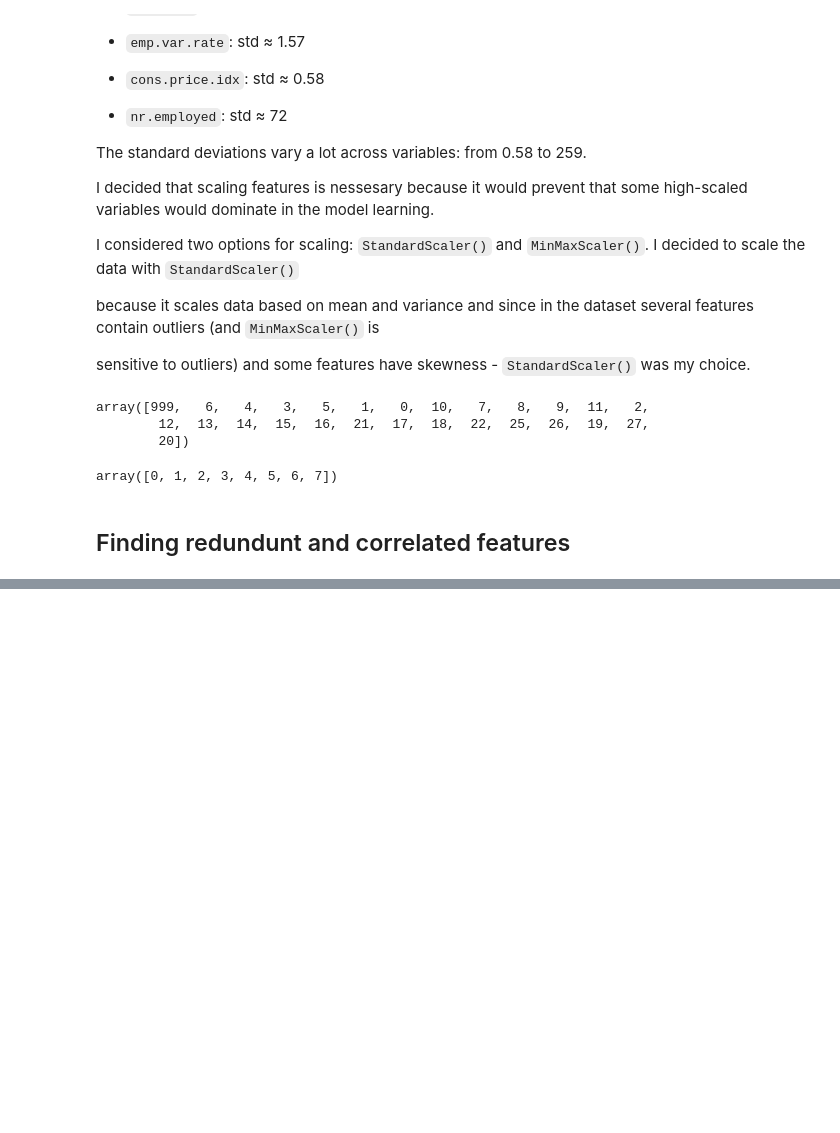
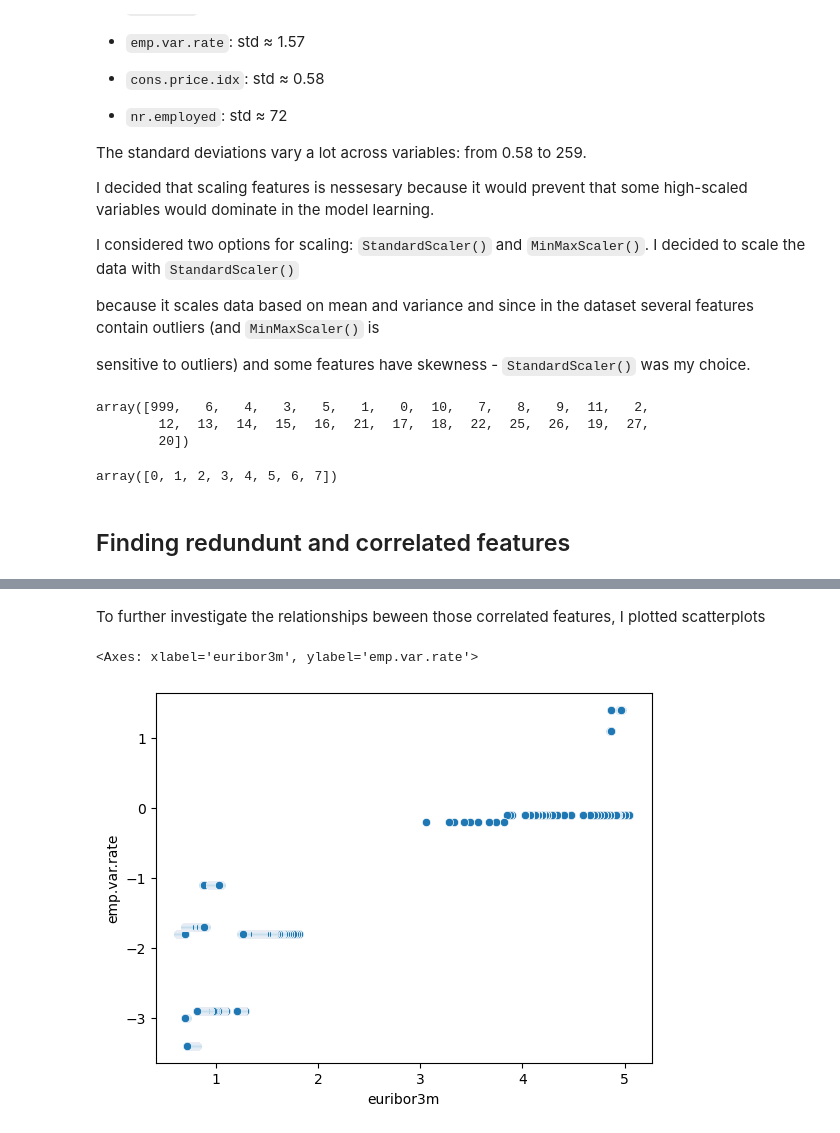
Before and after one commit to ann-yurkevych/MLmodels-, a Jupyter notebook: Portuguese client term deposit subscription/exploration.ipynb, the cells around one changed output, grey strips where cells are left out. Cells and saved outputs as stored; diff of their text form; code cells hidden in the pictures; blank space fills up the shorter version.

```diff
--- a/Portuguese client term deposit subscription/exploration.ipynb
+++ b/Portuguese client term deposit subscription/exploration.ipynb
@@ -300,0 +344,7 @@ array([0, 1, 2, 3, 4, 5, 6, 7])
+# %% [markdown]
+To further investigate the relationships beween  those correlated features, I plotted scatterplots
+# %%
+sns.scatterplot(data=raw_df, x="euribor3m", y="emp.var.rate")
+# %% [output]
+<Axes: xlabel='euribor3m', ylabel='emp.var.rate'>
+[figure, added]
```
Also changed, not shown: parts of 14 cells of this notebook, 1 other file.
